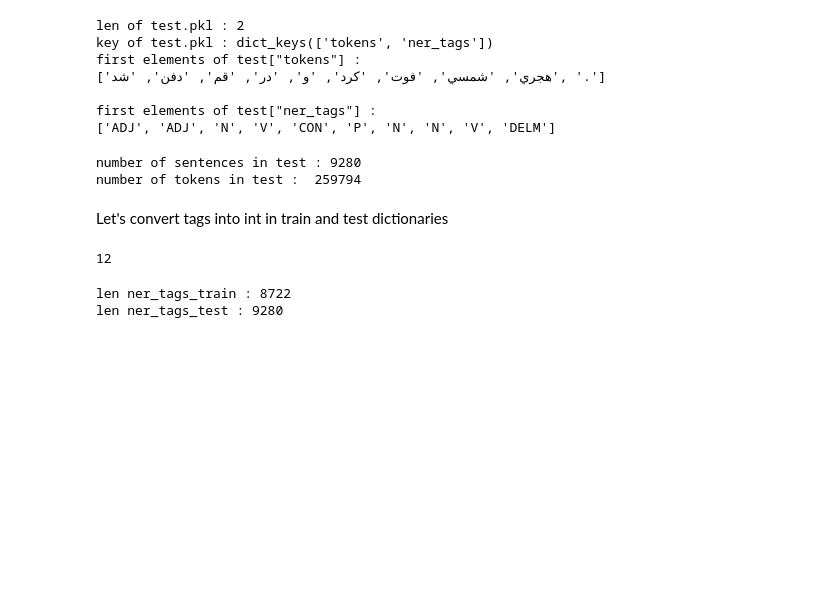
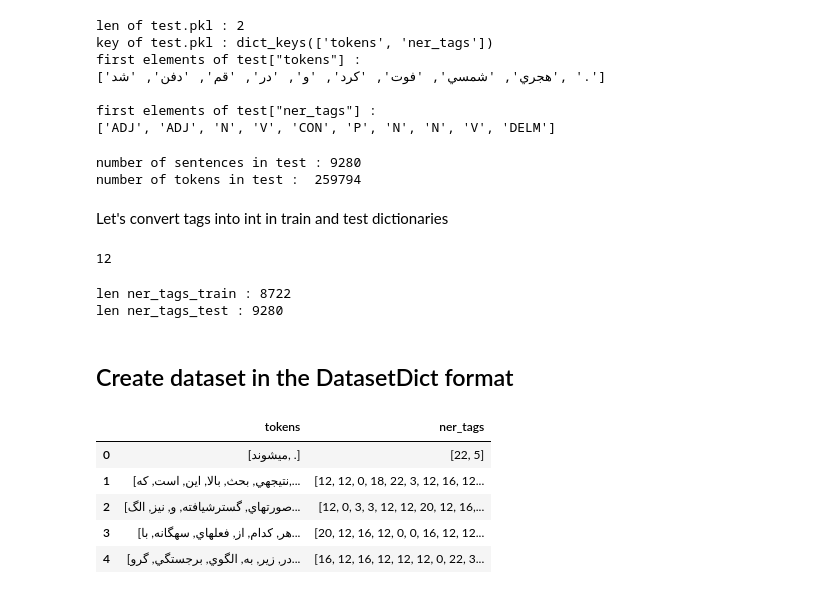
Before and after one commit to ZahraDehghani99/Natural-Language-Processing, a Jupyter notebook: HW6/NER_with_Transformers.ipynb, the cells around one changed output. Cells and saved outputs as stored; diff of their text form; code cells hidden in the pictures; blank space fills up the shorter version.

Commit message:
Created dataset.

```diff
--- a/HW6/NER_with_Transformers.ipynb
+++ b/HW6/NER_with_Transformers.ipynb
@@ -423,3 +433,5 @@ test_data = {"tokens": test["tokens"], "ner_tags": ner_tags_test}
 # save_dict_in_pkl(test_data, "Test_modified.pkl")
 train_data = load_pkl("Train_modified.pkl")
 test_data = load_pkl("Test_modified.pkl")
+# %% [markdown]
+## Create dataset in the DatasetDict format
@@ -425,0 +440,10 @@ test_data = load_pkl("Test_modified.pkl")
+# %%
+df_train = pd.DataFrame(train_data)
+df_train.head()
+# %% [output]
+|  | tokens | ner_tags |
+| 0 | [ميشوند, .] | [22, 5] |
+| 1 | [نتيجهي, بحث, بالا, اين, است, كه,... | [12, 12, 0, 18, 22, 3, 12, 16, 12... |
+| 2 | [صورتهاي, گسترشيافته, و, نيز, الگ... | [12, 0, 3, 3, 12, 12, 20, 12, 16,... |
+| 3 | [هر, كدام, از, فعلهاي, سهگانه, با... | [20, 12, 16, 12, 0, 0, 16, 12, 12... |
+| 4 | [در, زير, به, الگوي, برجستگي, گرو... | [16, 12, 16, 12, 12, 12, 0, 22, 3... |
```
Also changed, not shown: parts of 10 cells of this notebook.
